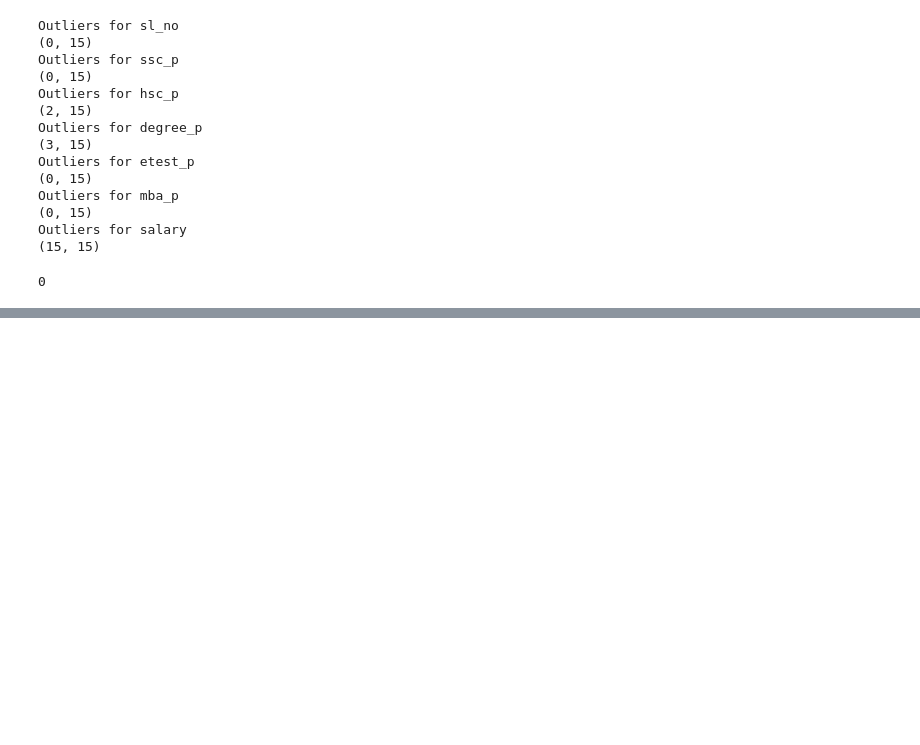
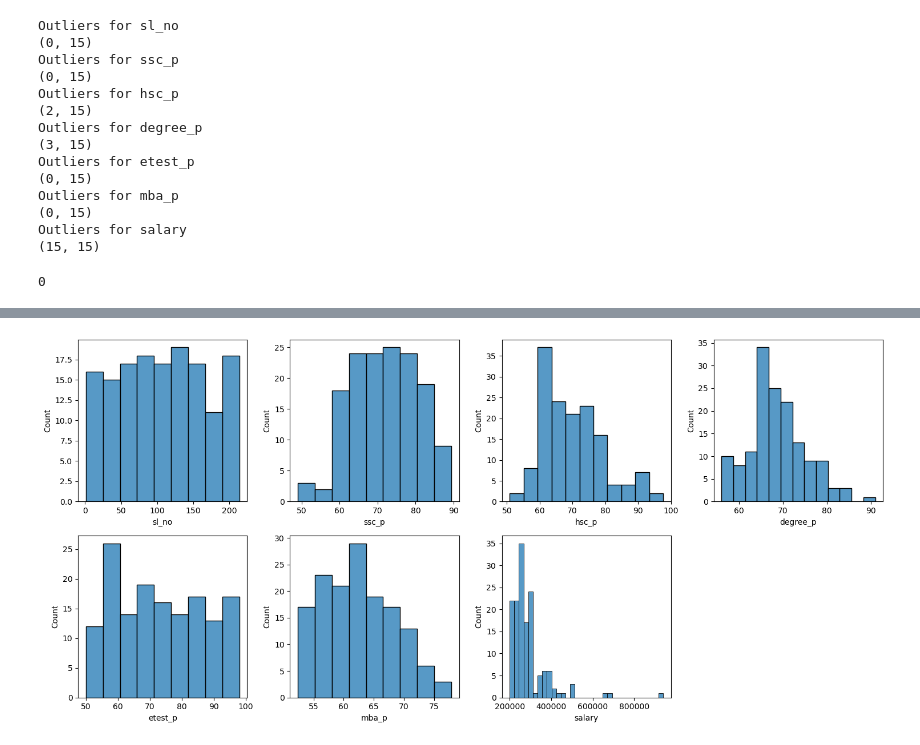
Before and after one commit to mferdinandr/salary-predict, a Jupyter notebook: file.ipynb, the cells around one changed output, grey strips where cells are left out. Cells and saved outputs as stored; diff of their text form; code cells hidden in the pictures; blank space fills up the shorter version.

```diff
--- a/file.ipynb
+++ b/file.ipynb
@@ -95,0 +113,8 @@ df.duplicated().sum()
+# %%
+plt.figure(figsize=(15,7))
+for i in range(len(col_num)):
+    plt.subplot(2,4,i+1)
+    sns.histplot(x=col_num[i], data=df)
+    plt.tight_layout()
+# %% [output]
+[figure, added]
```
Also changed, not shown: parts of 5 cells of this notebook.
